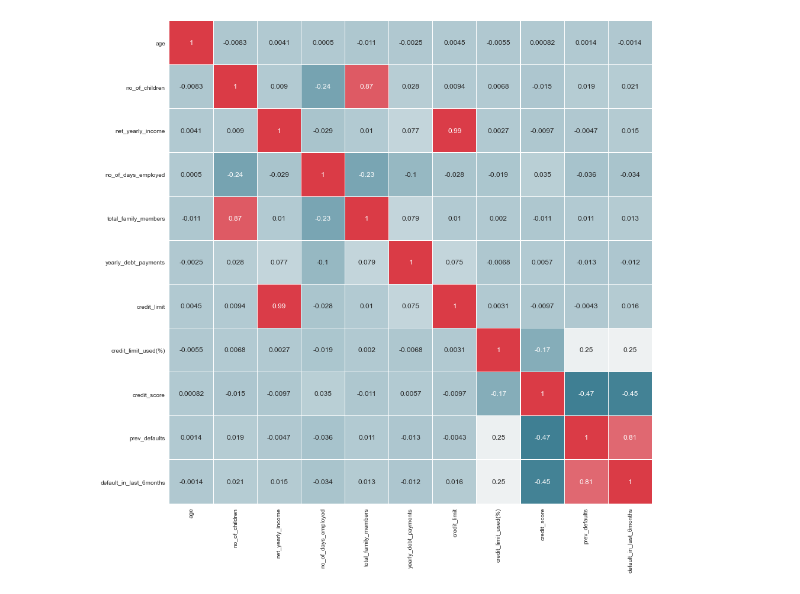
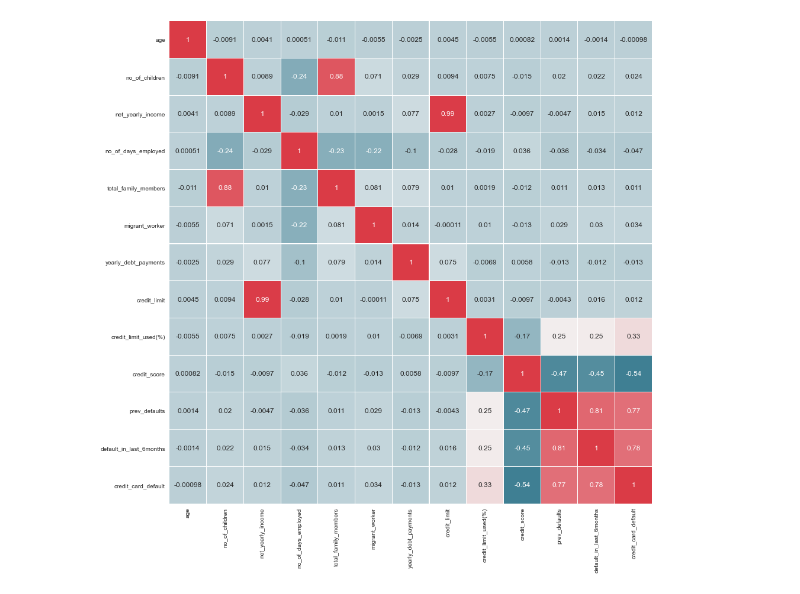
Before and after one commit to EMAT31530/ai-group-project-group-28, a Jupyter notebook: Amex_astart.ipynb, the cells around one changed output. Cells and saved outputs as stored; diff of their text form; code cells hidden in the pictures.

```diff
--- a/Amex_astart.ipynb
+++ b/Amex_astart.ipynb
@@ -70,14 +27,16 @@ Name: owns_house, dtype: int64
 # %%
+no_one_hot_data = pd.read_csv (r'C:\Users\Mollie\Documents\Uni 3\AI\AI project\training data.csv')
+
 fig, ax = plt.subplots(figsize=(20, 15))
 sns.heatmap(
-        df.corr(),
+        no_one_hot_data.corr(),
         cmap = sns.diverging_palette(220, 10, as_cmap = True),
         square=True,
         cbar=False,
         ax=ax,
         annot=True,
         linewidths=0.1,vmax=1.0, linecolor='white',
         annot_kws={'fontsize':12 })
 plt.show()
 # %% [output]
-[figure, old version]
+[figure, new version]
```
Also changed, not shown: parts of 10 cells of this notebook.
